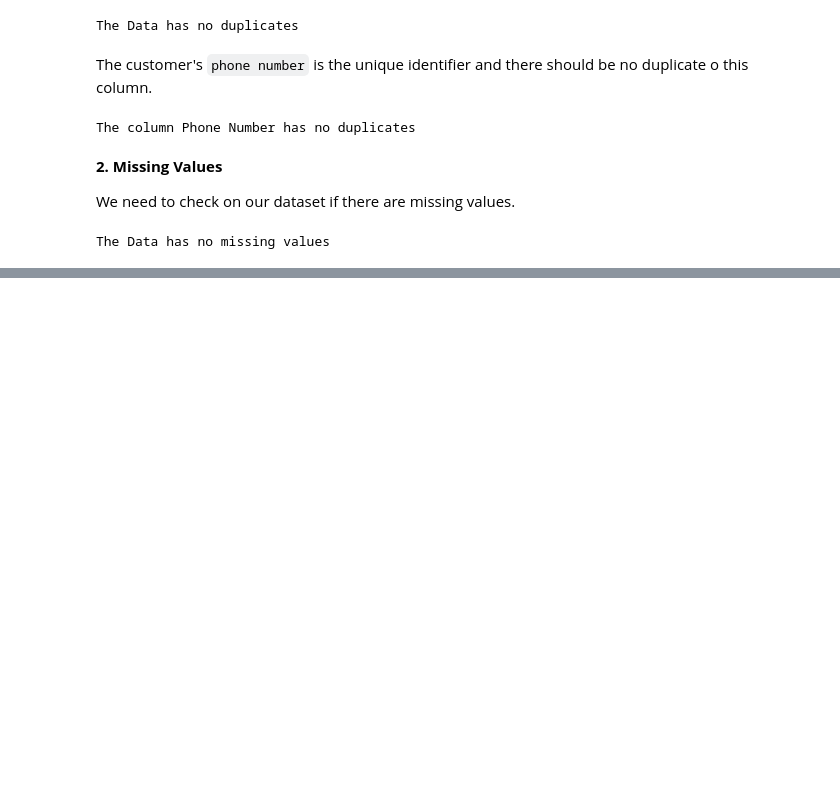
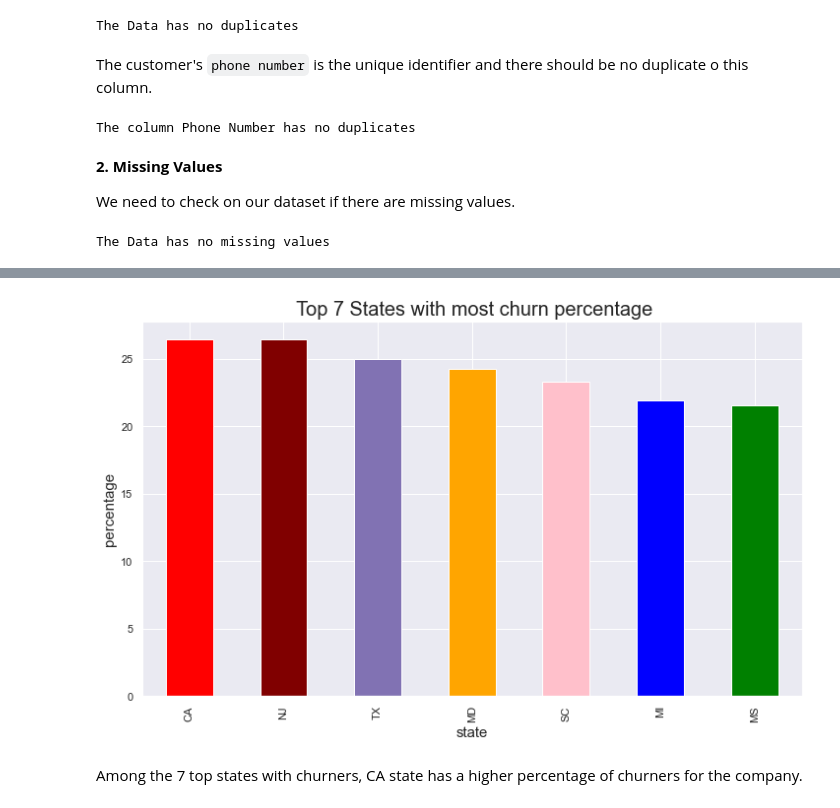
Before and after one commit to Leon380/Phase3_Project, a Jupyter notebook: notebook.ipynb, the cells around one changed output, grey strips where cells are left out. Saved outputs shown, nothing was run; the diff lists cells and outputs as text; code cells hidden in the pictures; blank space fills up the shorter version.

```diff
--- a/notebook.ipynb
+++ b/notebook.ipynb
@@ -213,0 +275,14 @@ The Data has no missing values
+# %%
+plt.rcParams['figure.figsize'] = (12, 7)
+color = plt.cm.copper(np.linspace(0, 0.5, 20))
+((df.groupby(['state'])['churn'].mean())*100).sort_values(
+    ascending = False).head(7).plot.bar(
+        color = ['red','maroon','m','orange','pink','blue','green'])
+plt.title(" Top 7 States with most churn percentage", fontsize = 20)
+plt.xlabel('state', fontsize = 15)
+plt.ylabel('percentage', fontsize = 15)
+plt.show()
+# %% [output]
+[figure, added]
+# %% [markdown]
+Among the 7 top states with churners, CA state has a higher percentage of churners for the company.
```
Also changed, not shown: parts of 12 cells of this notebook.
